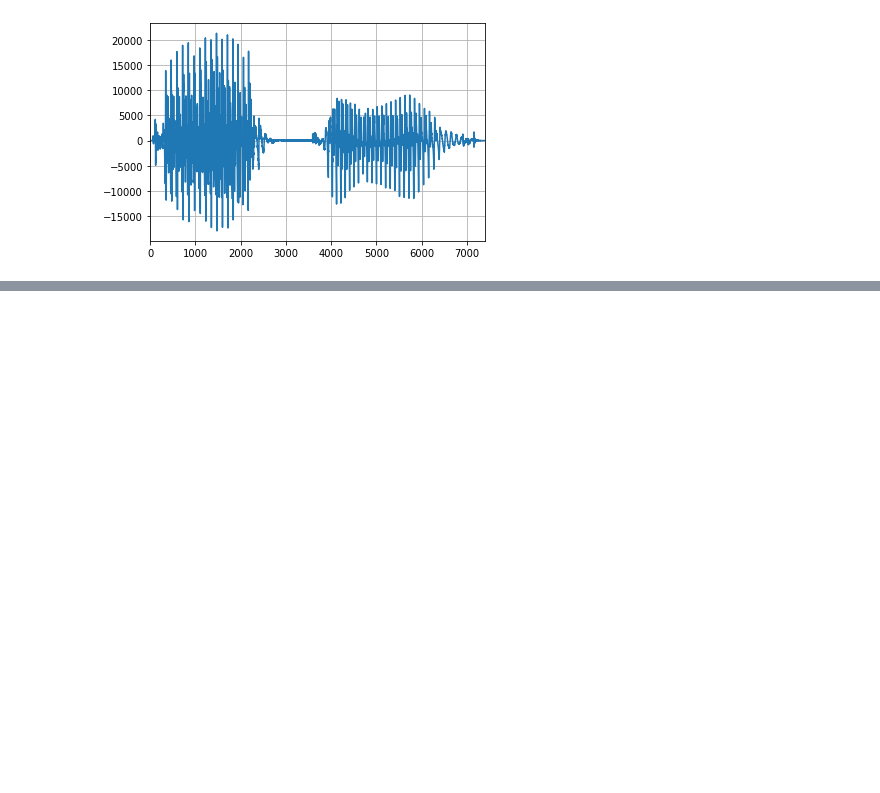
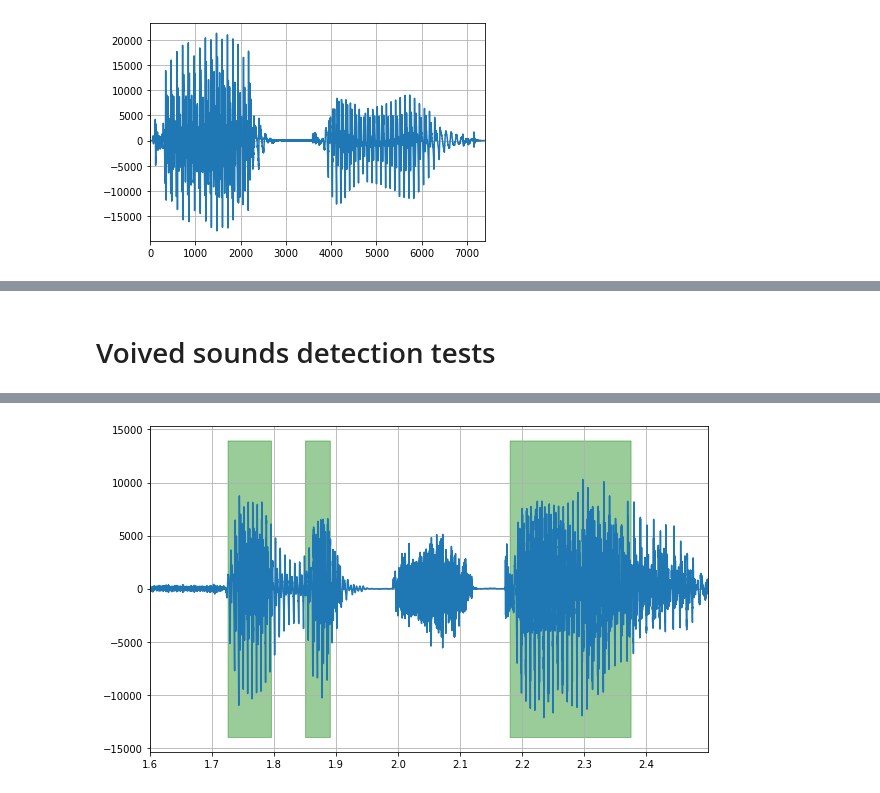
Before and after one commit to lionelGoffaux/signal-project, a Jupyter notebook: labo.ipynb, the cells around one changed output, grey strips where cells are left out. Saved outputs shown, nothing was run; the diff lists cells and outputs as text; code cells hidden in the pictures; blank space fills up the shorter version.

```diff
--- a/labo.ipynb
+++ b/labo.ipynb
@@ -112 +113,34 @@ Audio(u, rate=fs)
 [interactive output not drawn]
+# %% [markdown]
+# Voived sounds detection tests
+# %%
+start = 1.6
+end = 2.5
+sound = sin[round(fs*start): round(fs*end)]
+width = 20 # 1/minf0
+step = 5
+threshold = 0.20 #0.12 #0.08
+
+h = abs(sound).max()*1.15
+arth_frames = utils.split(sound, width, step, fs)
+steplen = int(step/1000 * fs)
+t_arthur = get_timeAxis(fs, sound)
+result = []
+
+for f in arth_frames:
+    if utils.energy(f) >= threshold*1e10:
+        result.extend([h]*steplen)
+    else:
+        result.extend([0]*steplen)
+
+result = np.array(result)
+t_result = get_timeAxis(fs, result)
+
+
+plt.figure(figsize=(10,6))
+plt.plot(t_arthur+start, sound)
+plt.fill_between(t_result+start, result, -result, color='green', alpha=0.4)
+niceplot()
+
+Audio(sound, rate=fs)
+# %% [output]
@@ -112,0 +148 @@ Audio(u, rate=fs)
+[figure, added]
```
Also changed, not shown: parts of 14 cells of this notebook, 1 other file.
